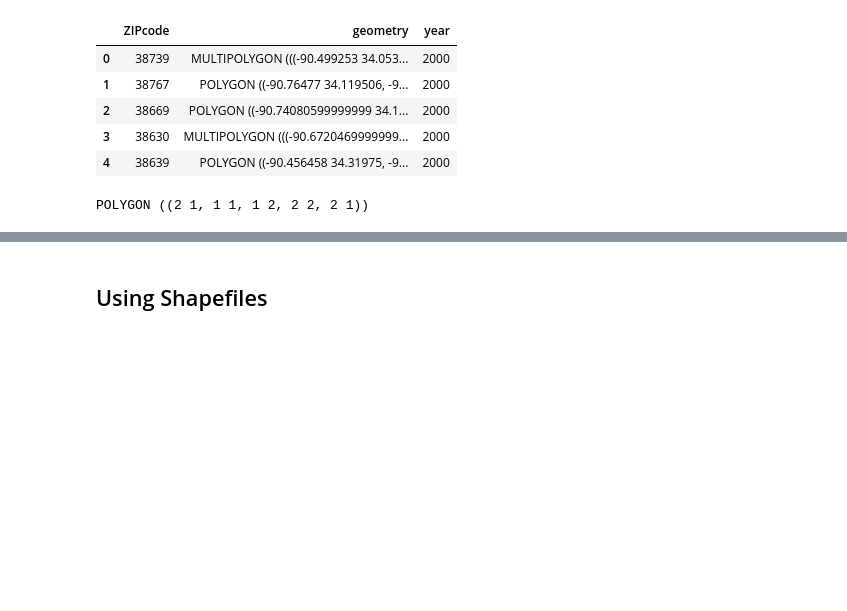
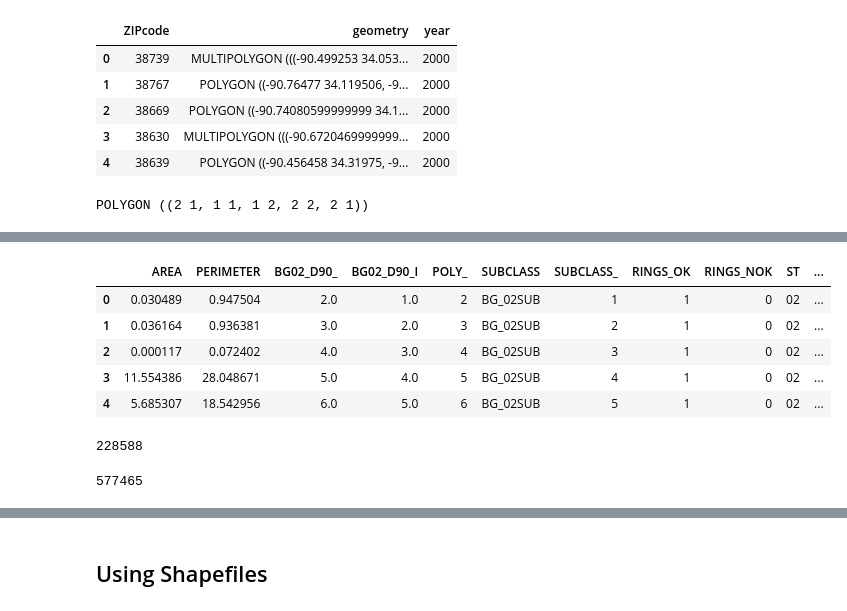
Before and after one commit to LayanKaushik/FloodClaimGeospatialImprovements, a Jupyter notebook: Code/Geographic_unit_code.ipynb, the cells around one changed output, grey strips where cells are left out. Drawn from its saved outputs; the diff is of its cells as text; code cells hidden in the pictures; blank space fills up the shorter version.

```diff
--- a/Code/Geographic_unit_code.ipynb
+++ b/Code/Geographic_unit_code.ipynb
@@ -265,5 +327,5 @@ for i in states_list:
 # %%
-BG_list = []
+BG_list_2010 = []
 
 for i in states_list:
-    BG_list.append(pygris.block_groups(state = i, year = 2010))
+    BG_list_2010.append(pygris.block_groups(state = i, year = 2010))
@@ -270,5 +350,5 @@ for i in states_list:
 # %%
-BG_list = []
+BG_list_2000 = []
 
 for i in states_list:
-    BG_list.append(pygris.block_groups(state = i, year = 2000))
+    BG_list_2000.append(pygris.block_groups(state = i, year = 2000))
@@ -275,5 +373,5 @@ for i in states_list:
 # %%
-BG_list = []
+BG_list_1990 = []
 
 for i in states_list:
-    BG_list.append(pygris.block_groups(state = i, year = 1990))
+    BG_list_1990.append(pygris.block_groups(state = i, year = 1990, cb = True))
@@ -279,0 +396,11 @@ for i in states_list:
+# %%
+temp = pd.concat(BG_list_1990, ignore_index=True)
+# %%
+temp.head()
+# %% [output]
+|  | AREA | PERIMETER | BG02_D90_ | BG02_D90_I | POLY_ | SUBCLASS | SUBCLASS_ | RINGS_OK | RINGS_NOK | ST | ... |
+| 0 | 0.030489 | 0.947504 | 2.0 | 1.0 | 2 | BG_02SUB | 1 | 1 | 0 | 02 | ... |
+| 1 | 0.036164 | 0.936381 | 3.0 | 2.0 | 3 | BG_02SUB | 2 | 1 | 0 | 02 | ... |
+| 2 | 0.000117 | 0.072402 | 4.0 | 3.0 | 4 | BG_02SUB | 3 | 1 | 0 | 02 | ... |
+| 3 | 11.554386 | 28.048671 | 5.0 | 4.0 | 5 | BG_02SUB | 4 | 1 | 0 | 02 | ... |
+| 4 | 5.685307 | 18.542956 | 6.0 | 5.0 | 6 | BG_02SUB | 5 | 1 | 0 | 02 | ... |
@@ -279,0 +417,4 @@ for i in states_list:
+# %%
+len(list_censusBG_2)
+# %% [output]
+228588
@@ -279,0 +423,4 @@ for i in states_list:
+# %%
+len(list_censusBG_3)
+# %% [output]
+577465
```
Also changed, not shown: parts of 38 cells of this notebook.
